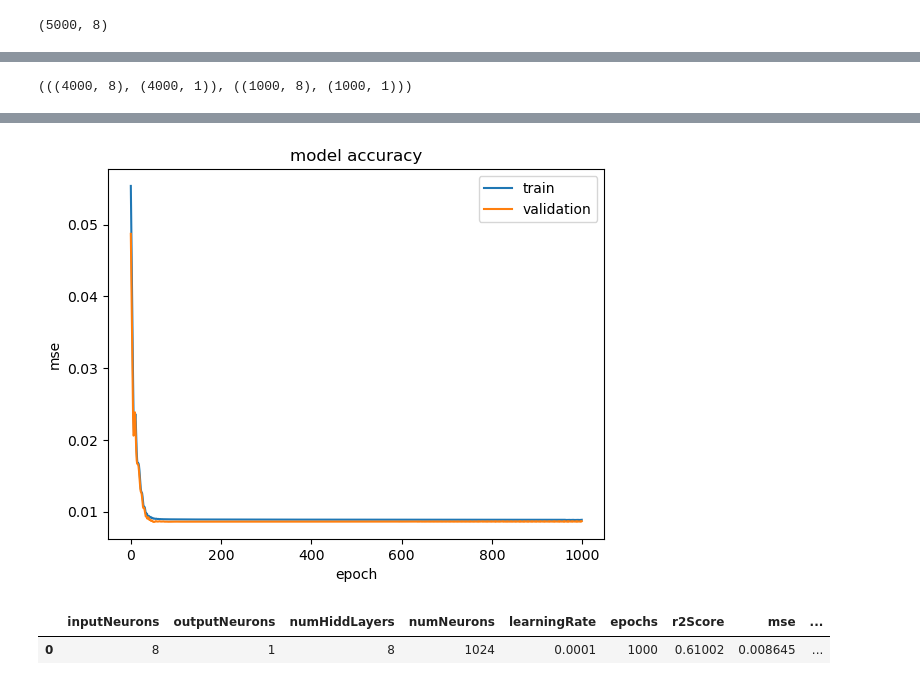
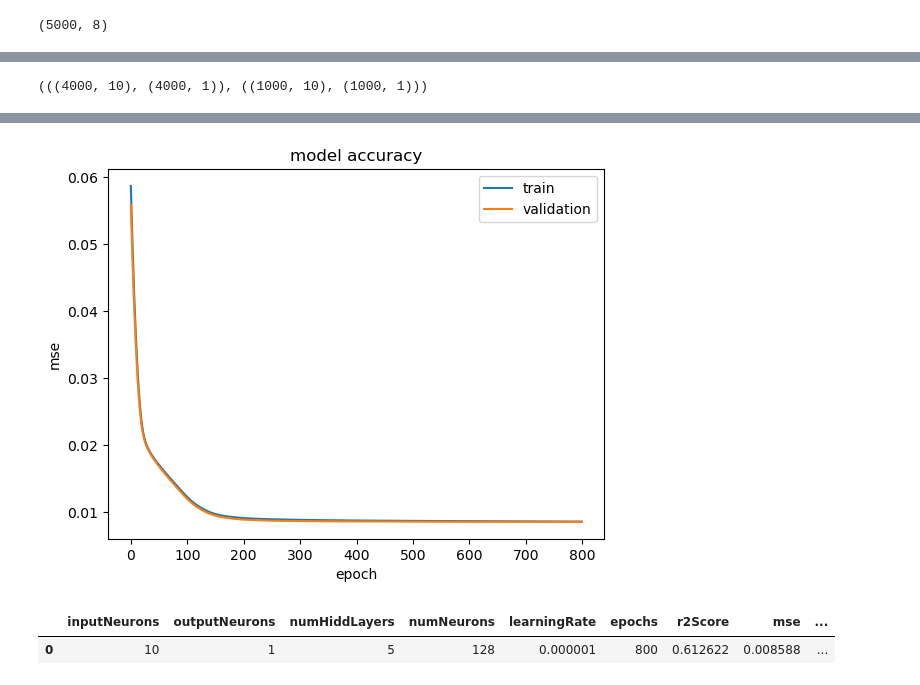
Before and after one commit to jlang62/machine-learning-exercises, a Jupyter notebook: exam/notebooks/Problem4_new.ipynb, the cells around one changed output, grey strips where cells are left out. Cells and saved outputs as stored; diff of their text form; code cells hidden in the pictures.

```diff
--- a/exam/notebooks/Problem4_new.ipynb
+++ b/exam/notebooks/Problem4_new.ipynb
@@ -235,0 +488,15 @@ df.head()
+# %%
+# evaluate the model
+loss = model.evaluate([X_test_cat['Item_Type'], X_test_cat['Outlet_Identifier'], X_test_num], y_test, verbose=0)
+print('Loss: ', loss)
+
+# Predictions
+y_pred = model.predict([X_test_cat['Item_Type'], X_test_cat['Outlet_Identifier'], X_test_num])
+
+# R2 score
+r2_score(y_test, y_pred)
+print('R2 score: ', r2_score(y_test, y_pred))
+
+# RMSE
+rmse = np.sqrt(mean_squared_error(y_test, y_pred))
+print('RMSE: ', rmse)
@@ -253,5 +524,5 @@ df_encoded.shape
 # %%
 scaler = MinMaxScaler()
-df_encoded[['Item_Weight', 'Item_Visibility', 'Item_MRP', 'Item_Outlet_Sales', 'Outlet_Establishment_Year']] = scaler.fit_transform(df_encoded[['Item_Weight', 'Item_Visibility', 'Item_MRP', 'Item_Outlet_Sales', 'Outlet_Establishment_Year']])
+df_encoded[['Item_Weight', 'Item_Visibility', 'Item_MRP', 'Item_Outlet_Sales', 'Outlet_Establishment_Year', 'Item_Type', 'Outlet_Identifier']] = scaler.fit_transform(df_encoded[['Item_Weight', 'Item_Visibility', 'Item_MRP', 'Item_Outlet_Sales', 'Outlet_Establishment_Year', 'Item_Type', 'Outlet_Identifier']])
 df_encoded.head()
 # %% [output]
@@ -299,10 +568,10 @@ plt.show()
 # %%
 # Split the data into train and test sets
-X_train, X_test, y_train, y_test = train_test_split(X_selected, y, test_size=0.2, random_state=42)
+X_train, X_test, y_train, y_test = train_test_split(X, y, test_size=0.2, random_state=42)
 # shape of training and validation set
 (X_train.shape, y_train.shape), (X_test.shape, y_test.shape)
 # %% [output]
-(((4000, 8), (4000, 1)), ((1000, 8), (1000, 1)))
+(((4000, 10), (4000, 1)), ((1000, 10), (1000, 1)))
 # %%
 import os
 import time
@@ -311,7 +580,9 @@ def createModel(inputNeurons, outputNeurons, numHiddLayers, numNeurons, learning
     model = Sequential()
     model.add(Dense(units=numNeurons, input_dim=inputNeurons, activation='relu'))
     for i in range(numHiddLayers):
-        model.add(Dense(units=numNeurons/2, activation='relu'))
+        model.add(Dense(units=numNeurons, activation='relu'))
+        # model.add(Dense(units=numNeurons, activation='relu'))
+
     model.add(Dense(units=outputNeurons))
     model.compile(loss='mean_squared_error', optimizer=tf.keras.optimizers.Adam(learning_rate=learningRate), metrics=['mse'])
     return model
@@ -321,11 +592,11 @@ def createLogEntry(inputNeurons, outputNeurons, numHiddLayers, numNeurons, learn
                             columns=['inputNeurons', 'outputNeurons', 'numHiddLayers', 'numNeurons', 'learningRate', 'epochs', 'r2Score', 'mse', 'loss', 'batchSize', 'runTime'])
 
     # save the log entry to CSV with header, and append new entries without rewriting the file, with only one header
-    if not os.path.isfile('prob4_new_log.csv'):
-        logEntry.to_csv('prob4_new_log.csv', index=False, header=True, mode='a')
+    if not os.path.isfile('final_logs.csv'):
+        logEntry.to_csv('final_logs.csv', index=False, header=True, mode='a')
     else:
         # Append without writing the header
-        logEntry.to_csv('prob4_new_log.csv', index=False, header=False, mode='a')
+        logEntry.to_csv('final_logs.csv', index=False, header=False, mode='a')
 
     return logEntry
 
@@ -371,5 +642,5 @@ def runModel(inputNeurons, outputNeurons, numHiddLayers, numNeurons, learningRat
 
     return createLogEntry(inputNeurons, outputNeurons, numHiddLayers, numNeurons, learningRate, epochs, r2Score, mse, loss, batchSize, run_time)
 # %%
-runModel(inputNeurons=X_train.shape[1], outputNeurons=1, numHiddLayers=4, numNeurons=1024, learningRate=0.0001, epochs=1000, batchSize=4096)
+runModel(inputNeurons=X_train.shape[1], outputNeurons=1, numHiddLayers=5, numNeurons=128, learningRate=0.000001, epochs=800, batchSize=64)
 # %% [output]
@@ -393,3 +664,3 @@ Epoch 1000/1000
-[figure, old version]
+[figure, new version]
 |  | inputNeurons | outputNeurons | numHiddLayers | numNeurons | learningRate | epochs | r2Score | mse | ... |
-| 0 | 8 | 1 | 8 | 1024 | 0.0001 | 1000 | 0.61002 | 0.008645 | ... |
+| 0 | 10 | 1 | 5 | 128 | 0.000001 | 800 | 0.612622 | 0.008588 | ... |
```
Also changed, not shown: parts of 57 cells of this notebook, 2 other files.
